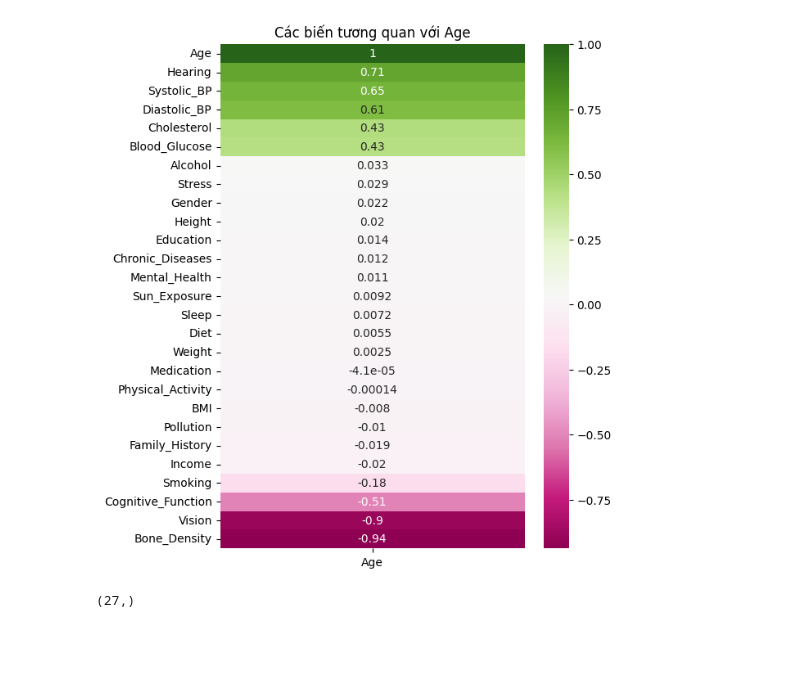
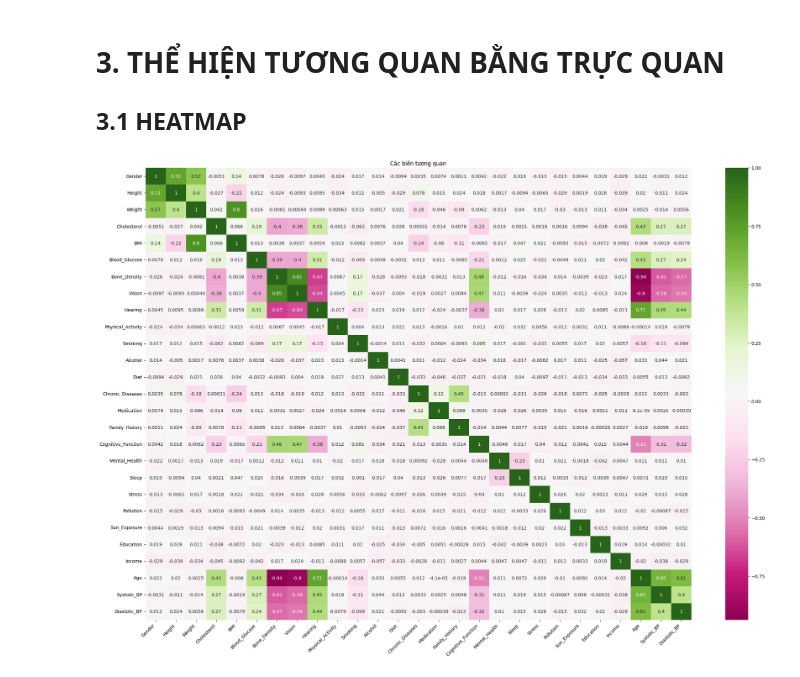
Before and after one commit to NATNgoc/PTDL-IE224, a Jupyter notebook: notebooks/2.2-EDA-correlation.ipynb, the cells around one changed output. Cells and saved outputs as stored; diff of their text form; code cells hidden in the pictures; blank space fills up the shorter version.

Commit message:
corr

```diff
--- a/notebooks/2.2-EDA-correlation.ipynb
+++ b/notebooks/2.2-EDA-correlation.ipynb
@@ -13,11 +20,0 @@ df.shape
-# %%
-#tính toán tương quan cho các cột số
-correlation_with_age = df.select_dtypes(include=['number']).corr()['Age'].sort_values(ascending=False)
-
-#chuyển sang mã số cho biến phân loại
-for col in df.select_dtypes(include=['object', 'category']).columns:
-    df[col] = pd.Categorical(df[col]).codes
-# Sau đó tính tương quan
-correlation_with_age = df.corr()['Age'].sort_values(ascending=False)
-
-correlation_with_age
@@ -41,0 +27,8 @@ Name: Age, dtype: float64
+# %%
+# Khởi tạo LabelEncoder
+label_encoder = LabelEncoder()
+# Chuyển biến phân loại thành biến số
+cat_cols = df.select_dtypes(include=['object']).columns
+for col in cat_cols:
+    df[col] = label_encoder.fit_transform(df[col])
+df.head()
@@ -41,0 +42,4 @@ Name: Age, dtype: float64
+# %%
+
+correlation = df.corr()
+correlation
@@ -42,11 +64,12 @@ Name: Age, dtype: float64
+# %% [markdown]
+# 3. THỂ HIỆN TƯƠNG QUAN BẰNG TRỰC QUAN
+## 3.1 HEATMAP
 # %%
-plt.figure(figsize=(6,8))
-sns.heatmap(data=correlation_with_age.to_frame(), annot= True, cmap="PiYG", cbar= True)
-plt.title("Các biến tương quan với Age")
+plt.figure(figsize=(27,18))
+sns.heatmap(data=correlation, annot= True, cmap="PiYG", cbar= True)
+plt.title("Các biến tương quan")
+plt.xticks(rotation=45, ha='right', fontsize=10)
+plt.yticks(fontsize=10)
 plt.show()
 # %% [output]
-[figure, old version]
+[figure, new version]
-# %%
-correlation_with_age.shape
-# %% [output]
-(27,)
```
Also changed, not shown: parts of 14 cells of this notebook.
